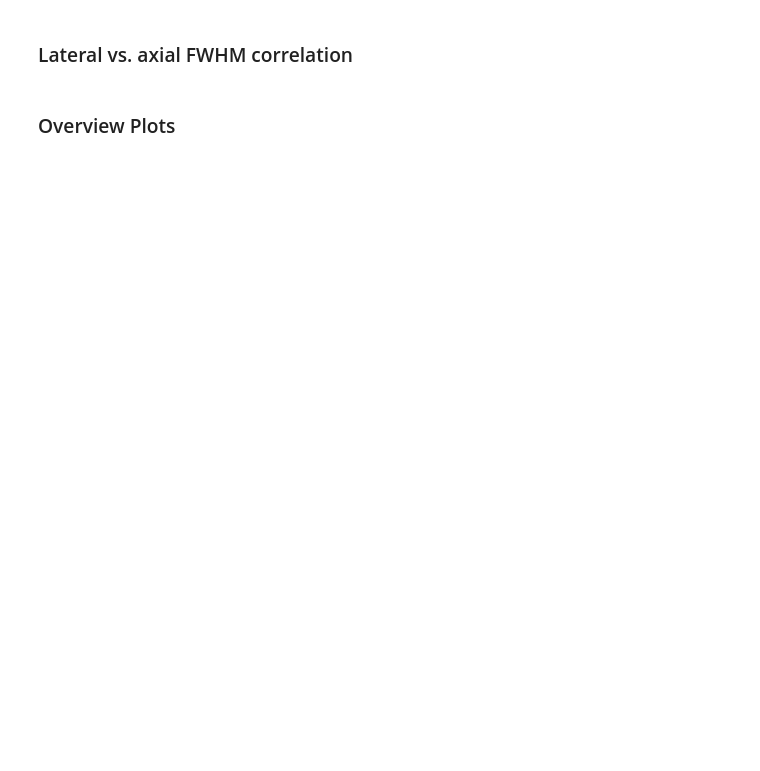
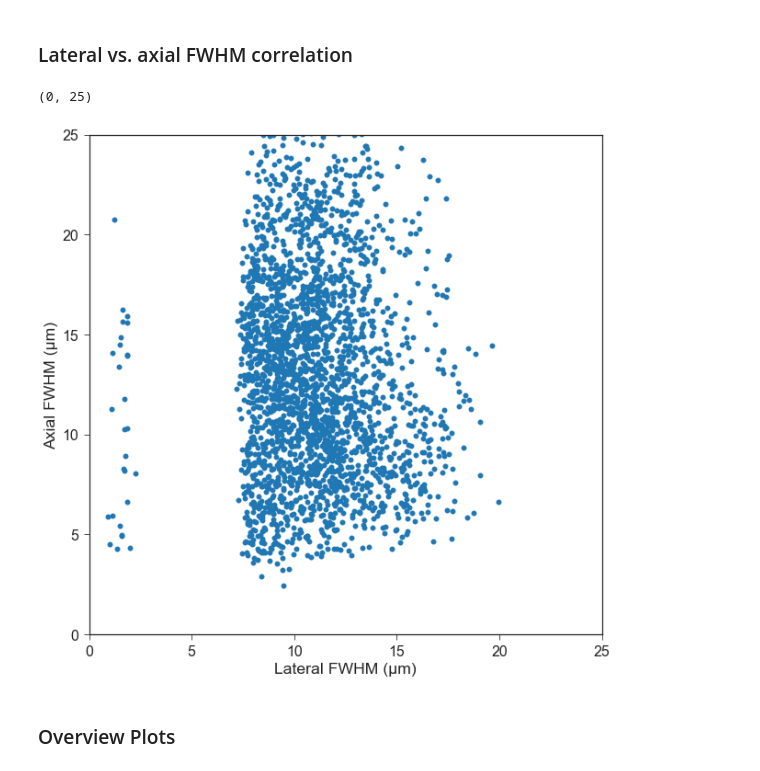
Before and after one commit to mesoSPIM/mesoSPIM-PSFanalysis, a Jupyter notebook: example-playground.ipynb, the cells around one changed output. Cells and saved outputs as stored; diff of their text form; code cells hidden in the pictures; blank space fills up the shorter version.

```diff
--- a/example-playground.ipynb
+++ b/example-playground.ipynb
@@ -140,9 +214,14 @@ plt.subplots_adjust(wspace = 0.5)
 # %%
 fig = plt.figure(figsize=(10,10))
 subfigure0 = fig.add_subplot(111)
 subfigure0.scatter(PSF['FWHMlat'].tolist(),PSF['FWHMax'].tolist())
 subfigure0.set_xlabel('Lateral FWHM (μm)')
 subfigure0.set_ylabel('Axial FWHM (μm)')
+subfigure0.set_xlim([0,25])
+subfigure0.set_ylim([0,25])
+# %% [output]
+(0, 25)
+[figure, added]
 # %% [markdown]
 ### Overview Plots
 # %%
```
Also changed, not shown: parts of 37 cells of this notebook, 2 other files.
